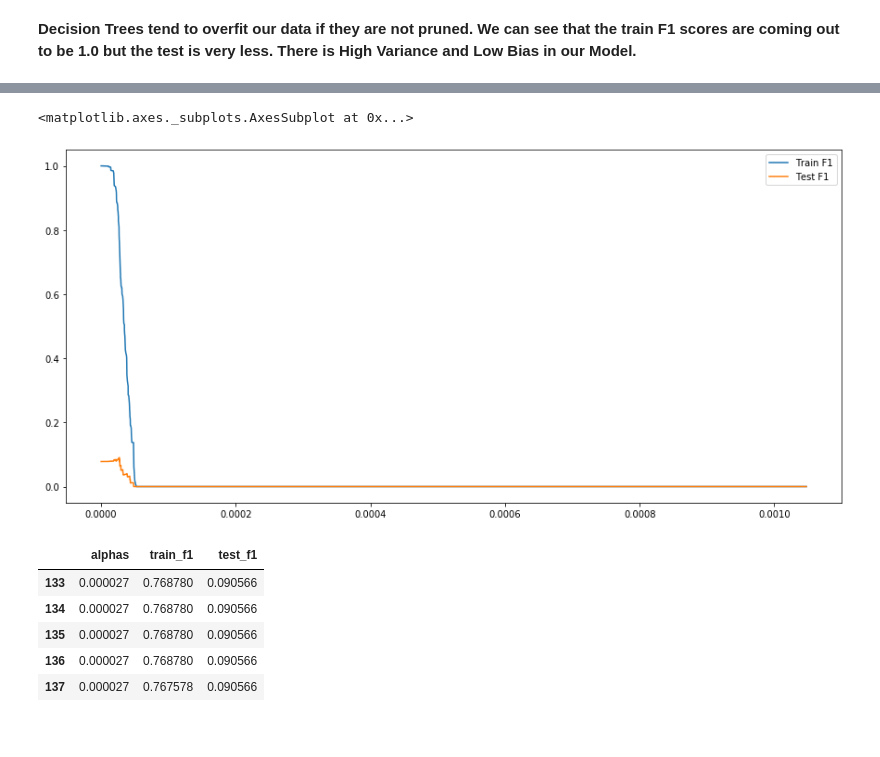
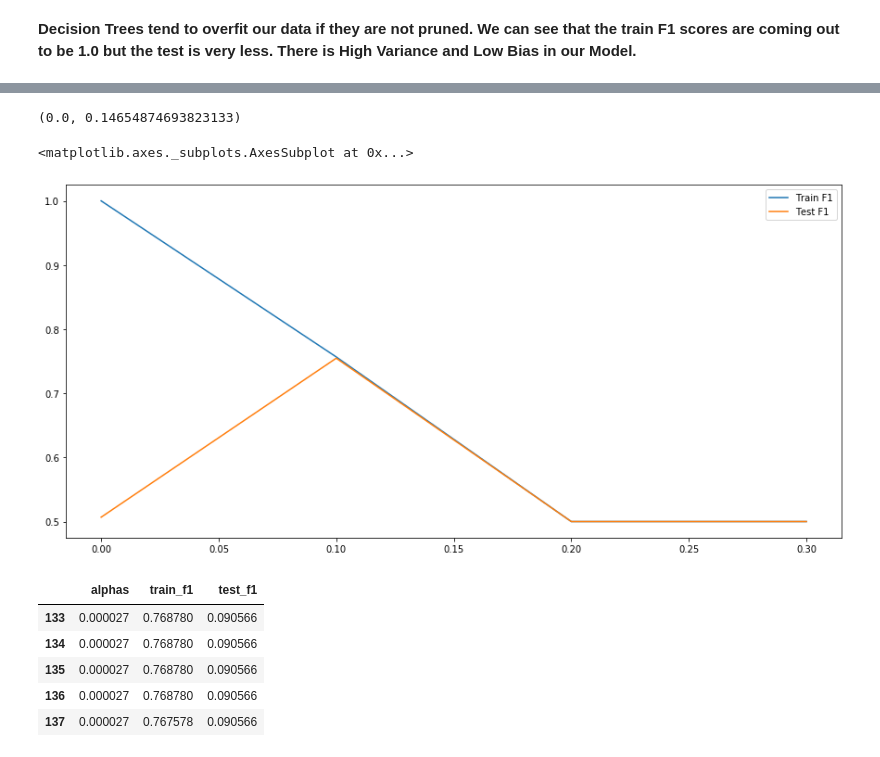
Before and after one commit to iasarthak/Stroke-Prediction, a Jupyter notebook: Presentation.ipynb, the cells around one changed output, grey strips where cells are left out. Saved outputs shown, nothing was run; the diff lists cells and outputs as text; code cells hidden in the pictures.

```diff
--- a/Presentation.ipynb
+++ b/Presentation.ipynb
@@ -271,12 +257,0 @@ sns.lineplot(x=cutoffs,y=scores)
-# %%
-cutoffs=[]
-scores=[]
-for i in np.linspace(0.0,1.0,50):
-    predicted = list(map(lambda x: 1 if x>i else 0, y_test_prob))
-
-    cutoffs.append(i)
-    scores.append(f1_score(y_test,predicted))
-
-
-plt.ylim((0.0,0.2))
-sns.lineplot(x=cutoffs,y=scores)
@@ -335,7 +325,7 @@ f1_score(y_train,y_train_pred),f1_score(y_test,y_test_pred)
 # %%
 from sklearn.tree import DecisionTreeClassifier
 # %%
-classifier=DecisionTreeClassifier(random_state=40)
+classifier=DecisionTreeClassifier(random_state=40,class_weight='balanced')
 
 classifier.fit(X_trimputed,y_train)
 
@@ -382,27 +394,33 @@ path
 # %%
 alphas,impurities=path.ccp_alphas,path.impurities
+# %%
+alphas.min(),alphas.max()
+# %% [output]
+(0.0, 0.14654874693823133)
+# %%
+x_alphas=np.arange(0.0,0.40,0.1)
 # %%
 train_f1=[]
 test_f1=[]
 
-for i in alphas:
-    classifier=DecisionTreeClassifier(ccp_alpha=i,random_state=40)
+for i in x_alphas:
+    classifier=DecisionTreeClassifier(class_weight='balanced',ccp_alpha=i,random_state=40)
 
     classifier.fit(X_trimputed,y_train)
 
     y_train_pred = classifier.predict(X_trimputed)
     y_test_pred = classifier.predict(X_teimputed)
 
-    train_f1.append(f1_score(y_train,y_train_pred))
-    test_f1.append(f1_score(y_test,y_test_pred))
+    train_f1.append(roc_auc_score(y_train,y_train_pred))
+    test_f1.append(roc_auc_score(y_test,y_test_pred))
 # %%
 plt.figure(figsize=(15,7))
 
-sns.lineplot(y=train_f1,x=alphas,label="Train F1")
-sns.lineplot(y=test_f1,x=alphas,label="Test F1")
+sns.lineplot(y=train_f1,x=x_alphas,label="Train F1")
+sns.lineplot(y=test_f1,x=x_alphas,label="Test F1")
 # %% [output]
 <matplotlib.axes._subplots.AxesSubplot at 0x...>
-[figure, old version]
+[figure, new version]
 # %%
 df=pd.DataFrame({"alphas":alphas,"train_f1":train_f1,"test_f1":test_f1})
 df[df.test_f1==df.test_f1.max()]
```
Also changed, not shown: parts of 27 cells of this notebook, 6 other files.
